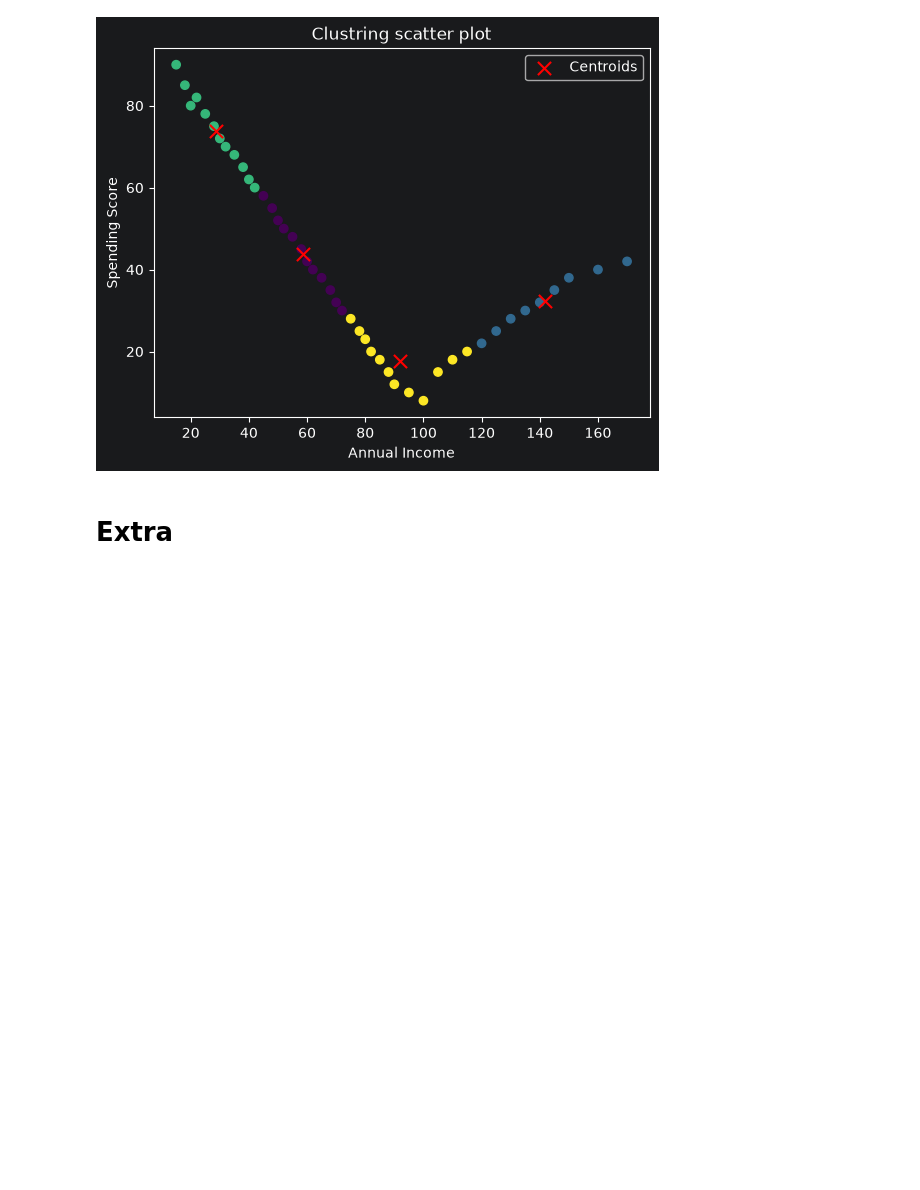
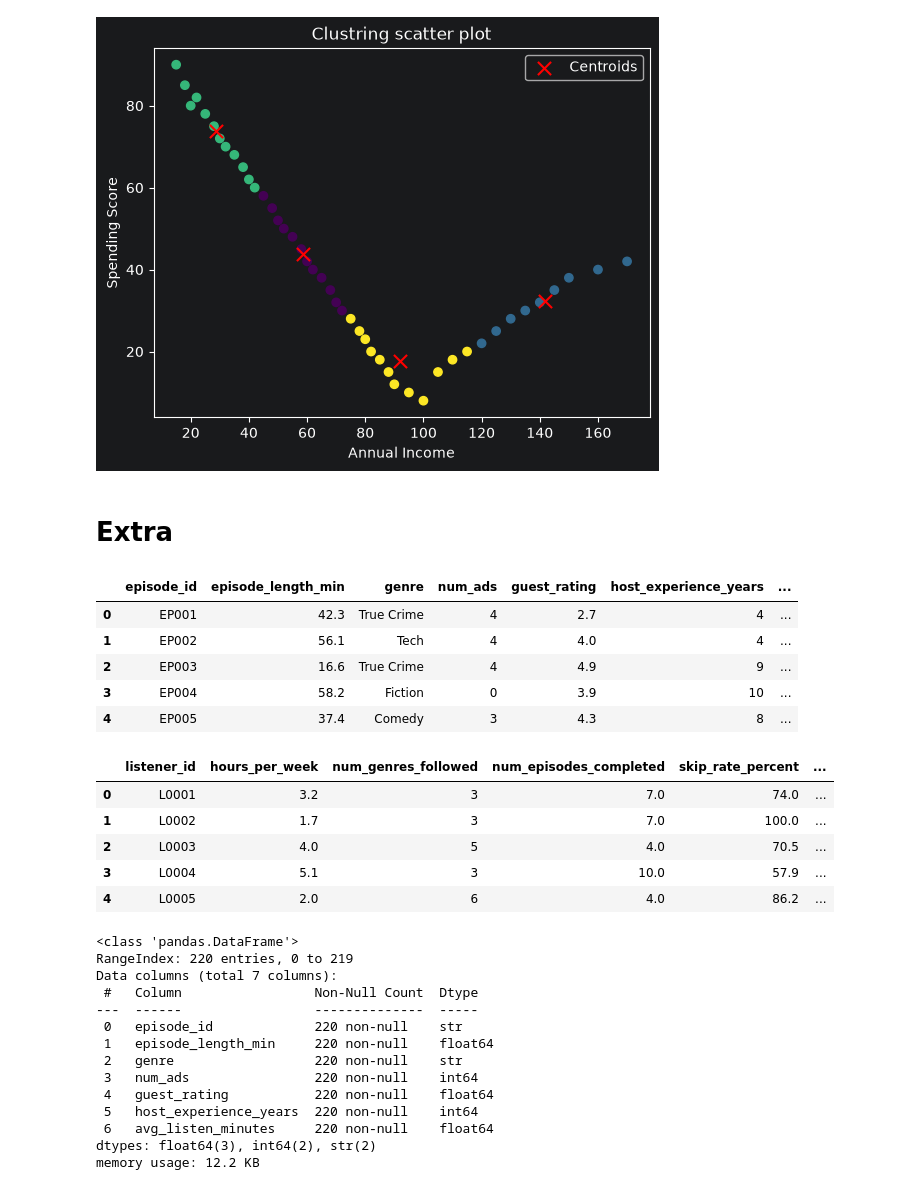
Before and after one commit to mrpanigale/Maktab-AI-145, a Jupyter notebook: CWs/week7/cw_w7_2.ipynb, the cells around one changed output. Saved outputs shown, nothing was run; the diff lists cells and outputs as text; code cells hidden in the pictures; blank space fills up the shorter version.

```diff
--- a/CWs/week7/cw_w7_2.ipynb
+++ b/CWs/week7/cw_w7_2.ipynb
@@ -549,3 +551,36 @@ plt.show()
 [figure]
 # %% [markdown]
 # Extra
+# %%
+import pandas as pd
+df_1 = pd.read_csv(r"E:\Maktab-145\Datasets\podcast_episodes.csv")
+df_2 = pd.read_csv(r"E:\Maktab-145\Datasets\podcast_listeners.csv")
+display(df_1.head())
+df_1.info()
+# %% [output]
+|  | episode_id | episode_length_min | genre | num_ads | guest_rating | host_experience_years | ... |
+| 0 | EP001 | 42.3 | True Crime | 4 | 2.7 | 4 | ... |
+| 1 | EP002 | 56.1 | Tech | 4 | 4.0 | 4 | ... |
+| 2 | EP003 | 16.6 | True Crime | 4 | 4.9 | 9 | ... |
+| 3 | EP004 | 58.2 | Fiction | 0 | 3.9 | 10 | ... |
+| 4 | EP005 | 37.4 | Comedy | 3 | 4.3 | 8 | ... |
+|  | listener_id | hours_per_week | num_genres_followed | num_episodes_completed | skip_rate_percent | ... |
+| 0 | L0001 | 3.2 | 3 | 7.0 | 74.0 | ... |
+| 1 | L0002 | 1.7 | 3 | 7.0 | 100.0 | ... |
+| 2 | L0003 | 4.0 | 5 | 4.0 | 70.5 | ... |
+| 3 | L0004 | 5.1 | 3 | 10.0 | 57.9 | ... |
+| 4 | L0005 | 2.0 | 6 | 4.0 | 86.2 | ... |
+<class 'pandas.DataFrame'>
+RangeIndex: 220 entries, 0 to 219
+Data columns (total 7 columns):
+ #   Column                 Non-Null Count  Dtype
+---  ------                 --------------  -----
+ 0   episode_id             220 non-null    str
+ 1   episode_length_min     220 non-null    float64
+ 2   genre                  220 non-null    str
+ 3   num_ads                220 non-null    int64
+ 4   guest_rating           220 non-null    float64
+ 5   host_experience_years  220 non-null    int64
+ 6   avg_listen_minutes     220 non-null    float64
+dtypes: float64(3), int64(2), str(2)
+memory usage: 12.2 KB
```
Also changed, not shown: parts of 12 cells of this notebook, 5 other files.
